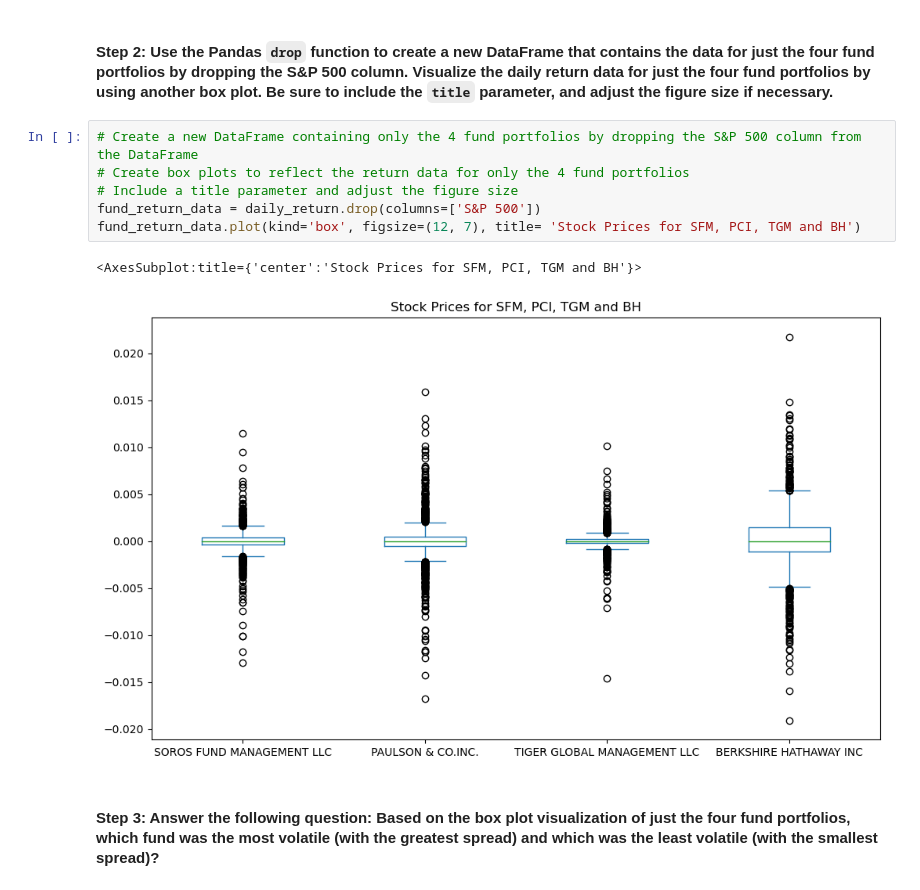
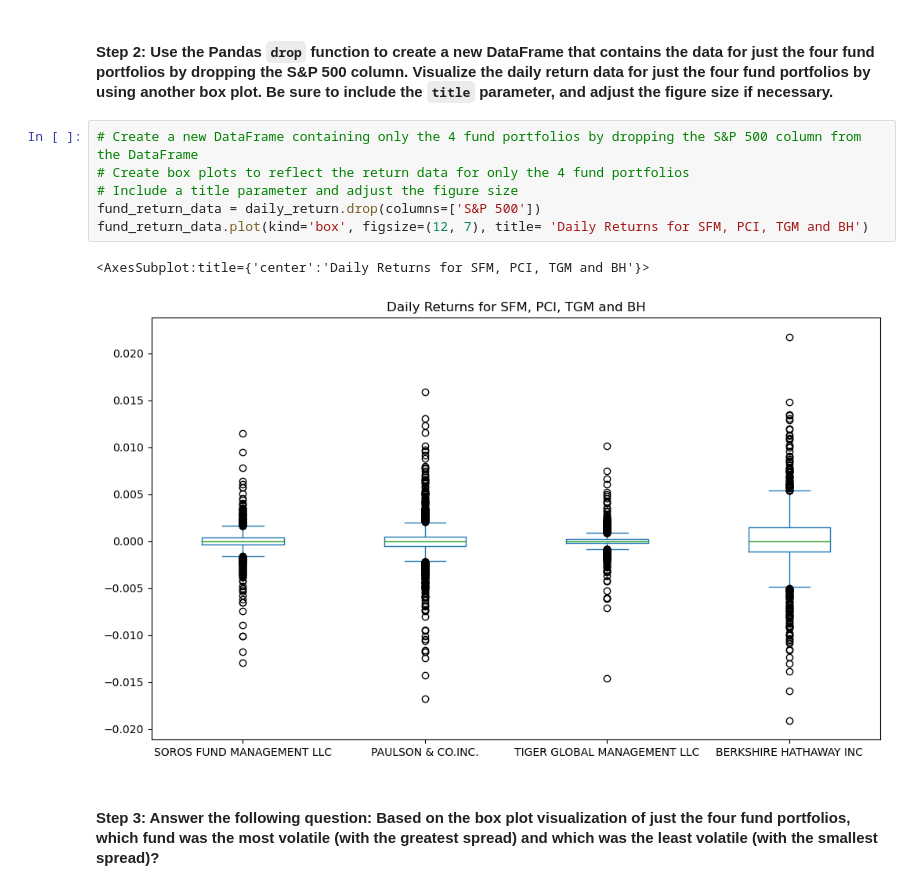
Before and after one commit to carasaj/Risk-Return-Analysis, a Jupyter notebook: code_and_resources/risk_return_analysis.ipynb, the cells around one changed output. Saved outputs shown, nothing was run; the diff lists cells and outputs as text.

Commit message:
edit plot title

```diff
--- a/code_and_resources/risk_return_analysis.ipynb
+++ b/code_and_resources/risk_return_analysis.ipynb
@@ -207,12 +207,12 @@ daily_return.plot(kind='box', figsize=(12, 10), title='Daily Returns for SFM, PC
 # %%
 # Create a new DataFrame containing only the 4 fund portfolios by dropping the S&P 500 column from the DataFrame
 # Create box plots to reflect the return data for only the 4 fund portfolios
 # Include a title parameter and adjust the figure size
 fund_return_data = daily_return.drop(columns=['S&P 500'])
-fund_return_data.plot(kind='box', figsize=(12, 7), title= 'Stock Prices for SFM, PCI, TGM and BH')
+fund_return_data.plot(kind='box', figsize=(12, 7), title= 'Daily Returns for SFM, PCI, TGM and BH')
 # %% [output]
-<AxesSubplot:title={'center':'Stock Prices for SFM, PCI, TGM and BH'}>
+<AxesSubplot:title={'center':'Daily Returns for SFM, PCI, TGM and BH'}>
-[figure, old version]
+[figure, new version]
 # %% [markdown]
 #### Step 3: Answer the following question: Based on the box plot visualization of just the four fund portfolios, which fund was the most volatile (with the greatest spread) and which was the least volatile (with the smallest spread)?
 # %% [markdown]
```
